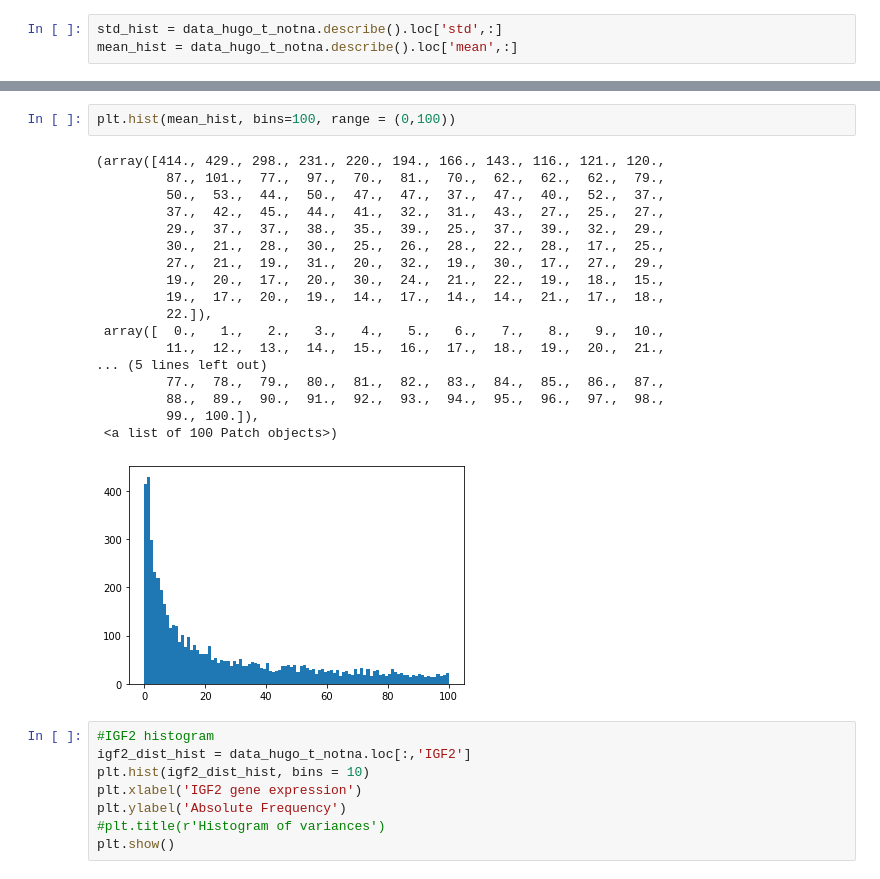
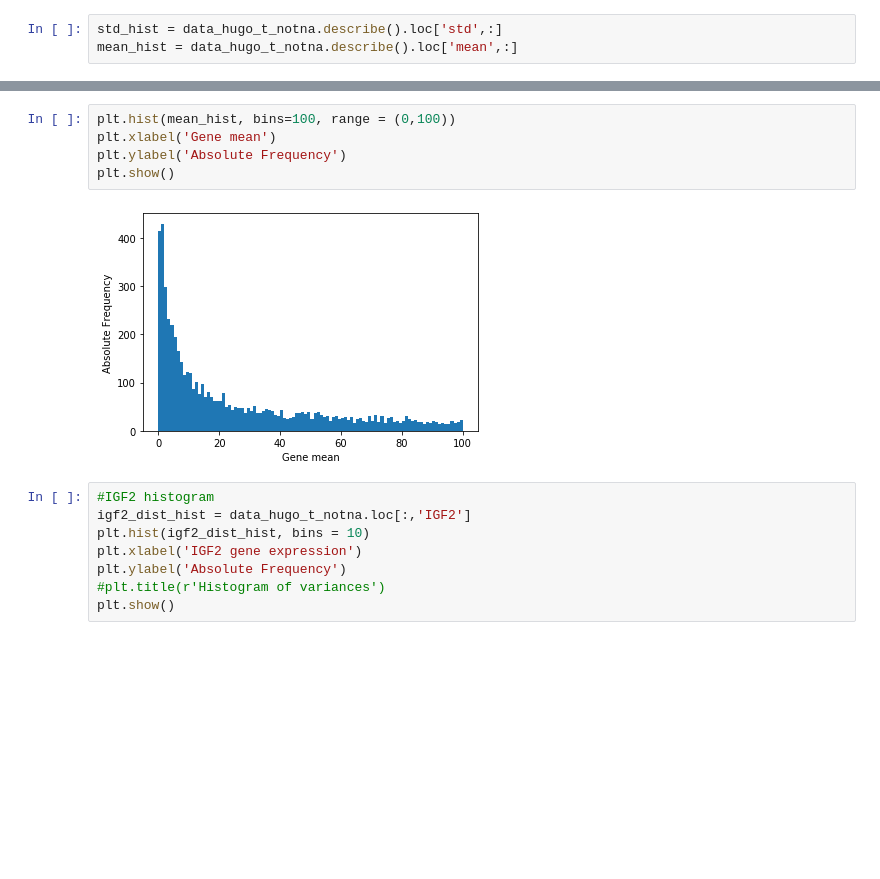
Before and after one commit to edgar-pinto/MEBIOM_BIOINF, a Jupyter notebook: dataset1.ipynb, the cells around one changed output, grey strips where cells are left out. Cells and saved outputs as stored; diff of their text form; blank space fills up the shorter version.

```diff
--- a/dataset1.ipynb
+++ b/dataset1.ipynb
@@ -348,24 +340,10 @@ plt.hist(std_hist, bins=100, range=(0,200))
 # %%
 plt.hist(mean_hist, bins=100, range = (0,100))
+plt.xlabel('Gene mean')
+plt.ylabel('Absolute Frequency')
+plt.show()
 # %% [output]
-(array([414., 429., 298., 231., 220., 194., 166., 143., 116., 121., 120.,
-         87., 101.,  77.,  97.,  70.,  81.,  70.,  62.,  62.,  62.,  79.,
-         50.,  53.,  44.,  50.,  47.,  47.,  37.,  47.,  40.,  52.,  37.,
-         37.,  42.,  45.,  44.,  41.,  32.,  31.,  43.,  27.,  25.,  27.,
-         29.,  37.,  37.,  38.,  35.,  39.,  25.,  37.,  39.,  32.,  29.,
-         30.,  21.,  28.,  30.,  25.,  26.,  28.,  22.,  28.,  17.,  25.,
-         27.,  21.,  19.,  31.,  20.,  32.,  19.,  30.,  17.,  27.,  29.,
-         19.,  20.,  17.,  20.,  30.,  24.,  21.,  22.,  19.,  18.,  15.,
-         19.,  17.,  20.,  19.,  14.,  17.,  14.,  14.,  21.,  17.,  18.,
-         22.]),
- array([  0.,   1.,   2.,   3.,   4.,   5.,   6.,   7.,   8.,   9.,  10.,
-         11.,  12.,  13.,  14.,  15.,  16.,  17.,  18.,  19.,  20.,  21.,
-... (5 lines left out)
-         77.,  78.,  79.,  80.,  81.,  82.,  83.,  84.,  85.,  86.,  87.,
-         88.,  89.,  90.,  91.,  92.,  93.,  94.,  95.,  96.,  97.,  98.,
-         99., 100.]),
- <a list of 100 Patch objects>)
-[figure, old version]
+[figure, new version]
 # %%
 #IGF2 histogram
 igf2_dist_hist = data_hugo_t_notna.loc[:,'IGF2']
```
Also changed, not shown: parts of 83 cells of this notebook.
